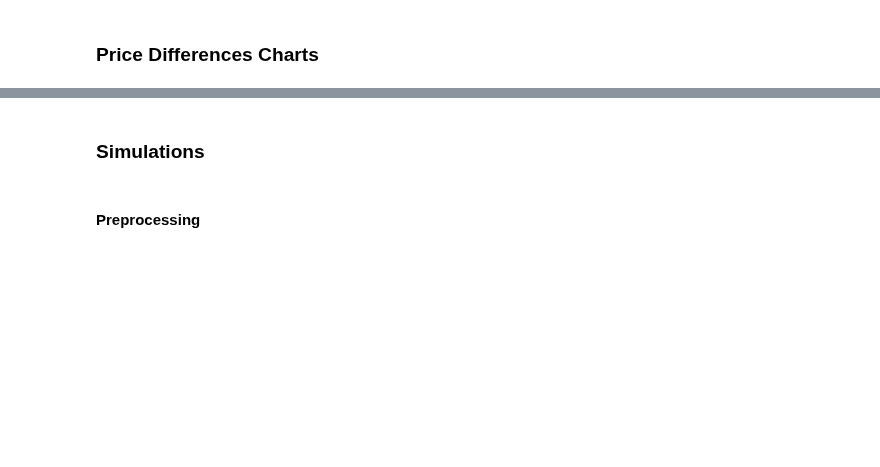
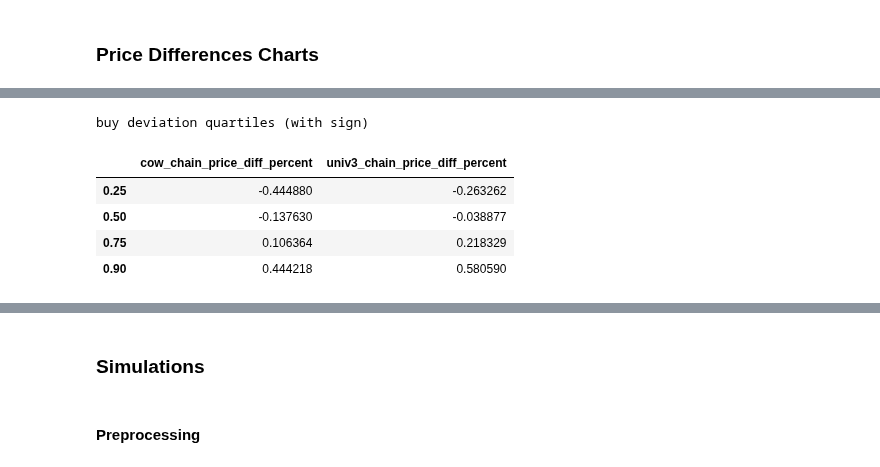
Before and after one commit to mohammed7s/Feedlot, a Jupyter notebook: quantitative_results/data_analysis.ipynb, the cells around one changed output, grey strips where cells are left out. Cells and saved outputs as stored; diff of their text form; code cells hidden in the pictures; blank space fills up the shorter version.

```diff
--- a/quantitative_results/data_analysis.ipynb
+++ b/quantitative_results/data_analysis.ipynb
@@ -277,0 +428,11 @@ buy_buy_WETH_df['cow_chain_price_diff_percent'] = (buy_buy_WETH_df['chain_price'
+# %%
+# buy deviation quartiles (with sign)
+print('buy deviation quartiles (with sign)')
+buy_buy_WETH_df[['cow_chain_price_diff_percent', 'univ3_chain_price_diff_percent']].quantile([.25, .5, .75, .9], interpolation='nearest')
+# %% [output]
+buy deviation quartiles (with sign)
+|  | cow_chain_price_diff_percent | univ3_chain_price_diff_percent |
+| 0.25 | -0.444880 | -0.263262 |
+| 0.50 | -0.137630 | -0.038877 |
+| 0.75 | 0.106364 | 0.218329 |
+| 0.90 | 0.444218 | 0.580590 |
```
Also changed, not shown: parts of 43 cells of this notebook, 10 other files.
